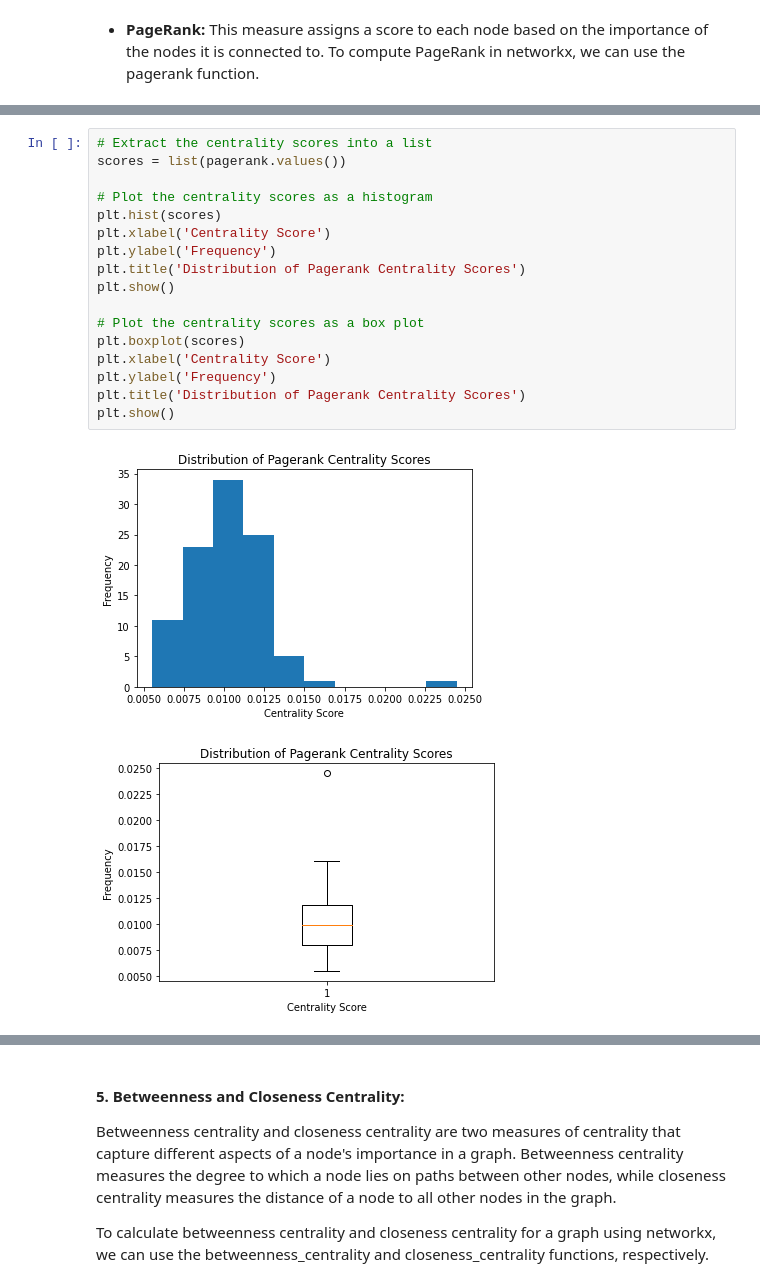
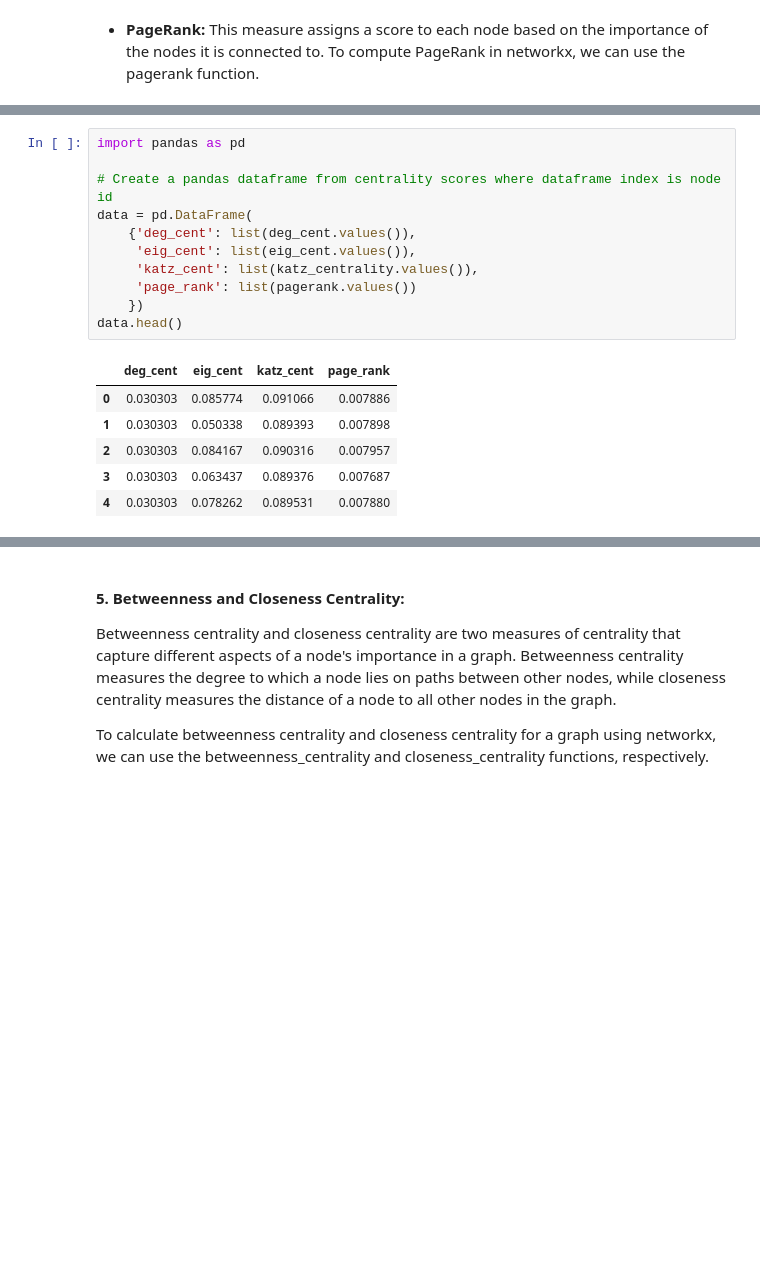
Before and after one commit to vipinindoria/graph-network-analysis, a Jupyter notebook: assignment1/GAM Assignment1 - Vipin Indoria.ipynb, the cells around one changed output, grey strips where cells are left out. Drawn from its saved outputs; the diff is of its cells as text; blank space fills up the shorter version.

```diff
--- a/assignment1/GAM Assignment1 - Vipin Indoria.ipynb
+++ b/assignment1/GAM Assignment1 - Vipin Indoria.ipynb
@@ -174,20 +114,18 @@ plt.show()
-# %%
-# Extract the centrality scores into a list
-scores = list(pagerank.values())
-
-# Plot the centrality scores as a histogram
-plt.hist(scores)
-plt.xlabel('Centrality Score')
-plt.ylabel('Frequency')
-plt.title('Distribution of Pagerank Centrality Scores')
-plt.show()
-
-# Plot the centrality scores as a box plot
-plt.boxplot(scores)
-plt.xlabel('Centrality Score')
-plt.ylabel('Frequency')
-plt.title('Distribution of Pagerank Centrality Scores')
-plt.show()
-# %% [output]
-[figure, removed]
-[figure, removed]
+# %%
+import pandas as pd
+
+# Create a pandas dataframe from centrality scores where dataframe index is node id
+data = pd.DataFrame(
+    {'deg_cent': list(deg_cent.values()),
+     'eig_cent': list(eig_cent.values()),
+     'katz_cent': list(katz_centrality.values()),
+     'page_rank': list(pagerank.values())
+    })
+data.head()
+# %% [output]
+|  | deg_cent | eig_cent | katz_cent | page_rank |
+| 0 | 0.030303 | 0.085774 | 0.091066 | 0.007886 |
+| 1 | 0.030303 | 0.050338 | 0.089393 | 0.007898 |
+| 2 | 0.030303 | 0.084167 | 0.090316 | 0.007957 |
+| 3 | 0.030303 | 0.063437 | 0.089376 | 0.007687 |
+| 4 | 0.030303 | 0.078262 | 0.089531 | 0.007880 |
```
Also changed, not shown: parts of 23 cells of this notebook, 1 other file.
